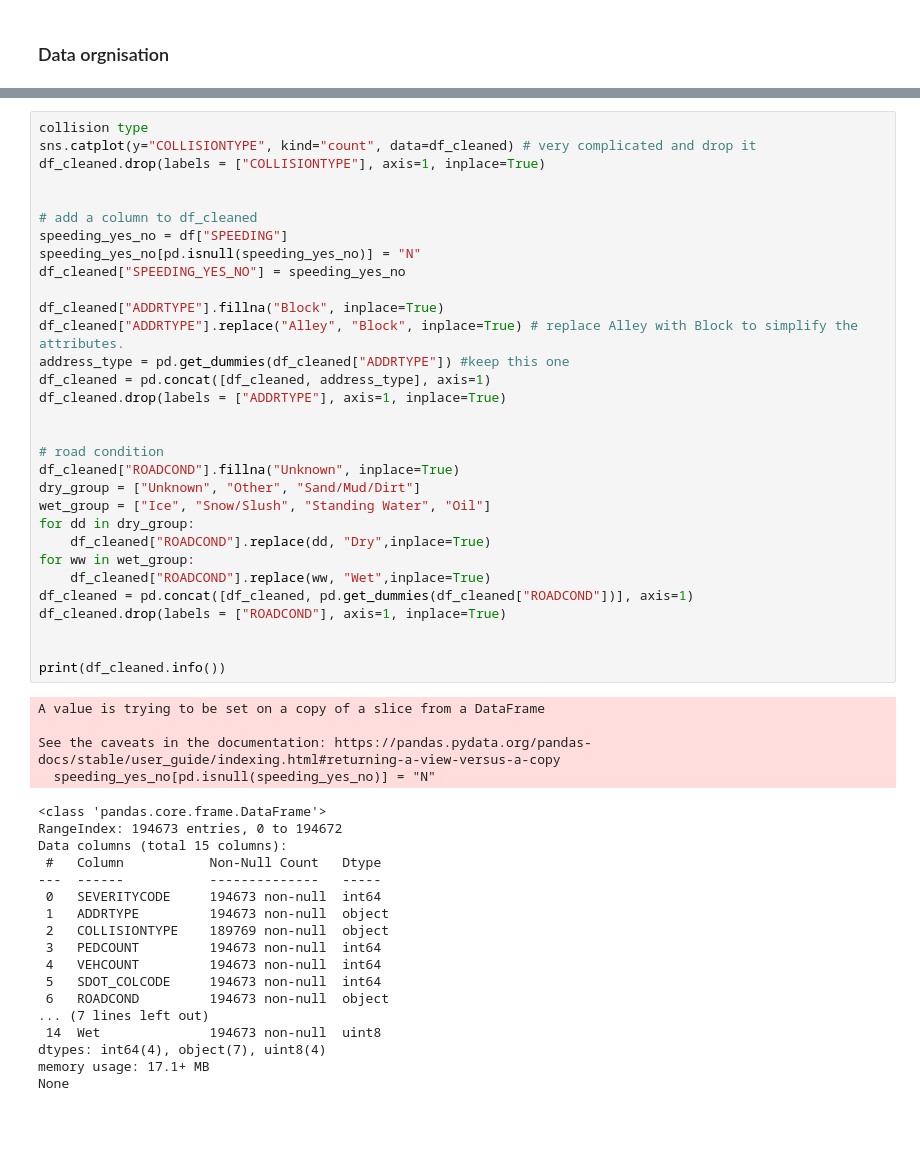
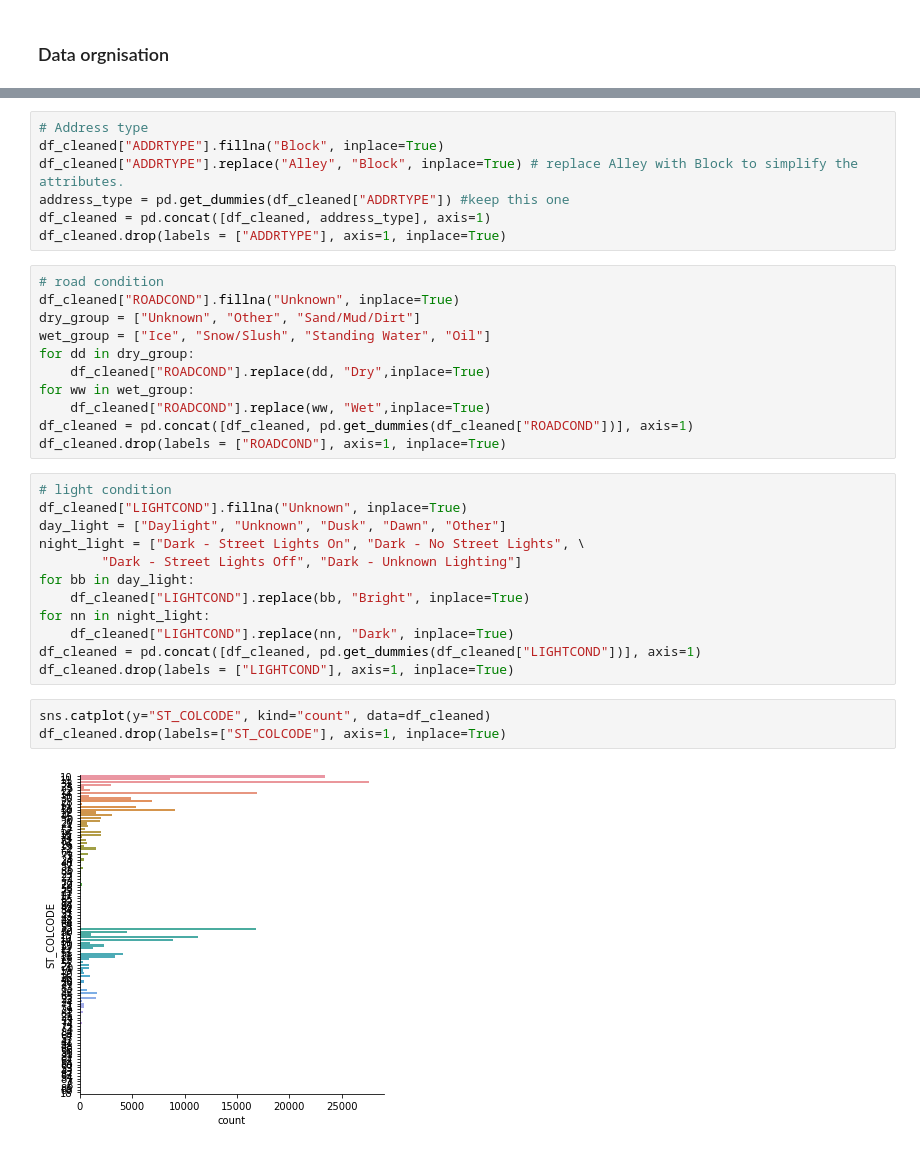
Before and after one commit to wgwei/Coursera_Capstone, a Jupyter notebook: Project_capstone.ipynb, the cells around one changed output, grey strips where cells are left out. Drawn from its saved outputs; the diff is of its cells as text; blank space fills up the shorter version.

```diff
--- a/Project_capstone.ipynb
+++ b/Project_capstone.ipynb
@@ -387,21 +386,11 @@ Name: LIGHTCOND, dtype: int64
+# %%
+# Address type
+df_cleaned["ADDRTYPE"].fillna("Block", inplace=True)
+df_cleaned["ADDRTYPE"].replace("Alley", "Block", inplace=True) # replace Alley with Block to simplify the attributes.
+address_type = pd.get_dummies(df_cleaned["ADDRTYPE"]) #keep this one
+df_cleaned = pd.concat([df_cleaned, address_type], axis=1)
+df_cleaned.drop(labels = ["ADDRTYPE"], axis=1, inplace=True)
 # %%
-collision type
-sns.catplot(y="COLLISIONTYPE", kind="count", data=df_cleaned) # very complicated and drop it
-df_cleaned.drop(labels = ["COLLISIONTYPE"], axis=1, inplace=True)
-
-
-# add a column to df_cleaned
-speeding_yes_no = df["SPEEDING"]
-speeding_yes_no[pd.isnull(speeding_yes_no)] = "N"
-df_cleaned["SPEEDING_YES_NO"] = speeding_yes_no
-
-df_cleaned["ADDRTYPE"].fillna("Block", inplace=True)
-df_cleaned["ADDRTYPE"].replace("Alley", "Block", inplace=True) # replace Alley with Block to simplify the attributes.
-address_type = pd.get_dummies(df_cleaned["ADDRTYPE"]) #keep this one
-df_cleaned = pd.concat([df_cleaned, address_type], axis=1)
-df_cleaned.drop(labels = ["ADDRTYPE"], axis=1, inplace=True)
-
-
 # road condition
 df_cleaned["ROADCOND"].fillna("Unknown", inplace=True)
 dry_group = ["Unknown", "Other", "Sand/Mud/Dirt"]
@@ -412,28 +401,20 @@ for ww in wet_group:
     df_cleaned["ROADCOND"].replace(ww, "Wet",inplace=True)
 df_cleaned = pd.concat([df_cleaned, pd.get_dummies(df_cleaned["ROADCOND"])], axis=1)
 df_cleaned.drop(labels = ["ROADCOND"], axis=1, inplace=True)
-
-
-print(df_cleaned.info())
-# %% [output]
-A value is trying to be set on a copy of a slice from a DataFrame
-
-See the caveats in the documentation: https://pandas.pydata.org/pandas-docs/stable/user_guide/indexing.html#returning-a-view-versus-a-copy
-  speeding_yes_no[pd.isnull(speeding_yes_no)] = "N"
-<class 'pandas.core.frame.DataFrame'>
-RangeIndex: 194673 entries, 0 to 194672
-Data columns (total 15 columns):
- #   Column           Non-Null Count   Dtype
----  ------           --------------   -----
- 0   SEVERITYCODE     194673 non-null  int64
- 1   ADDRTYPE         194673 non-null  object
- 2   COLLISIONTYPE    189769 non-null  object
- 3   PEDCOUNT         194673 non-null  int64
- 4   VEHCOUNT         194673 non-null  int64
- 5   SDOT_COLCODE     194673 non-null  int64
- 6   ROADCOND         194673 non-null  object
-... (7 lines left out)
- 14  Wet              194673 non-null  uint8
-dtypes: int64(4), object(7), uint8(4)
-memory usage: 17.1+ MB
-None
+# %%
+# light condition
+df_cleaned["LIGHTCOND"].fillna("Unknown", inplace=True)
+day_light = ["Daylight", "Unknown", "Dusk", "Dawn", "Other"]
+night_light = ["Dark - Street Lights On", "Dark - No Street Lights", \
+        "Dark - Street Lights Off", "Dark - Unknown Lighting"]
+for bb in day_light:
+    df_cleaned["LIGHTCOND"].replace(bb, "Bright", inplace=True)
+for nn in night_light:
+    df_cleaned["LIGHTCOND"].replace(nn, "Dark", inplace=True)
+df_cleaned = pd.concat([df_cleaned, pd.get_dummies(df_cleaned["LIGHTCOND"])], axis=1)
+df_cleaned.drop(labels = ["LIGHTCOND"], axis=1, inplace=True)
+# %%
+sns.catplot(y="ST_COLCODE", kind="count", data=df_cleaned)
+df_cleaned.drop(labels=["ST_COLCODE"], axis=1, inplace=True)
+# %% [output]
+[figure, added]
```
Also changed, not shown: parts of 8 cells of this notebook, 1 other file.
